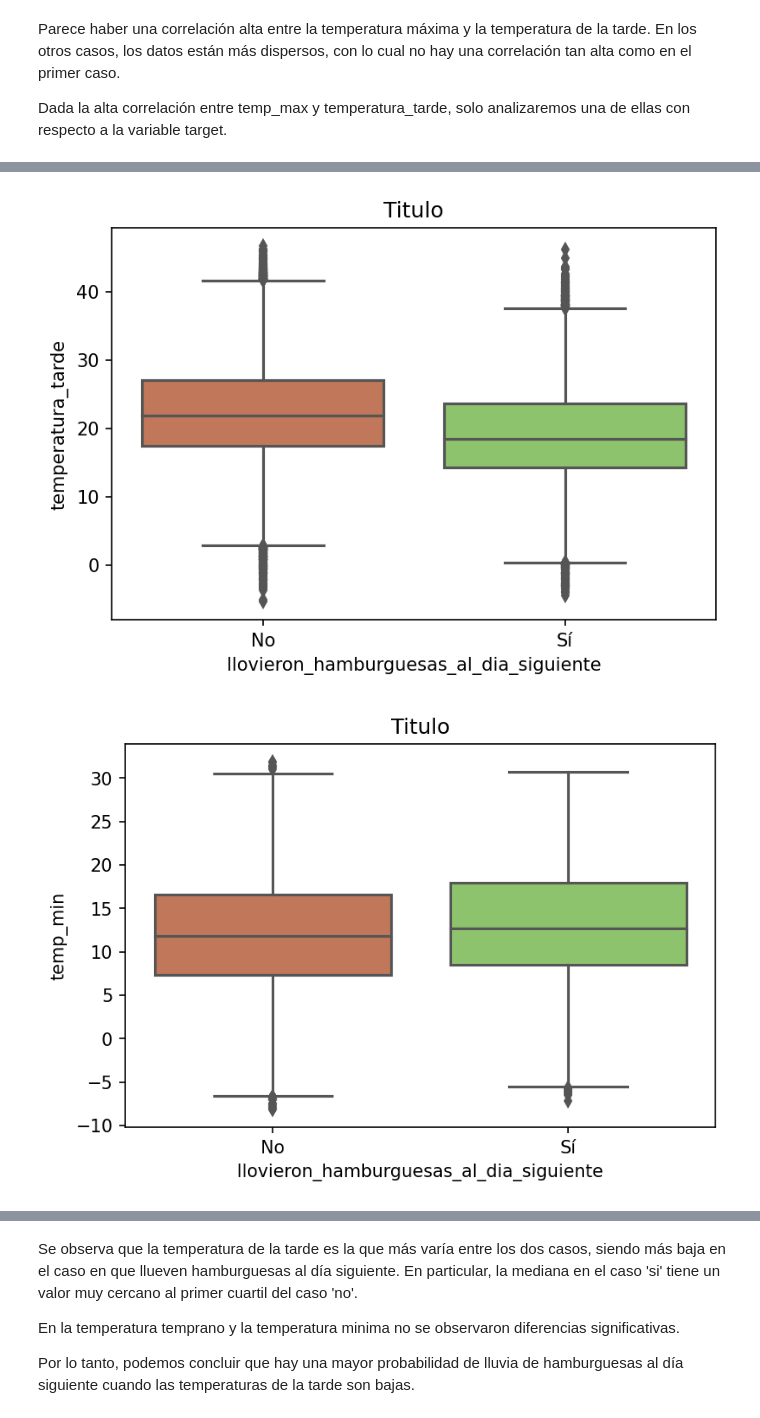
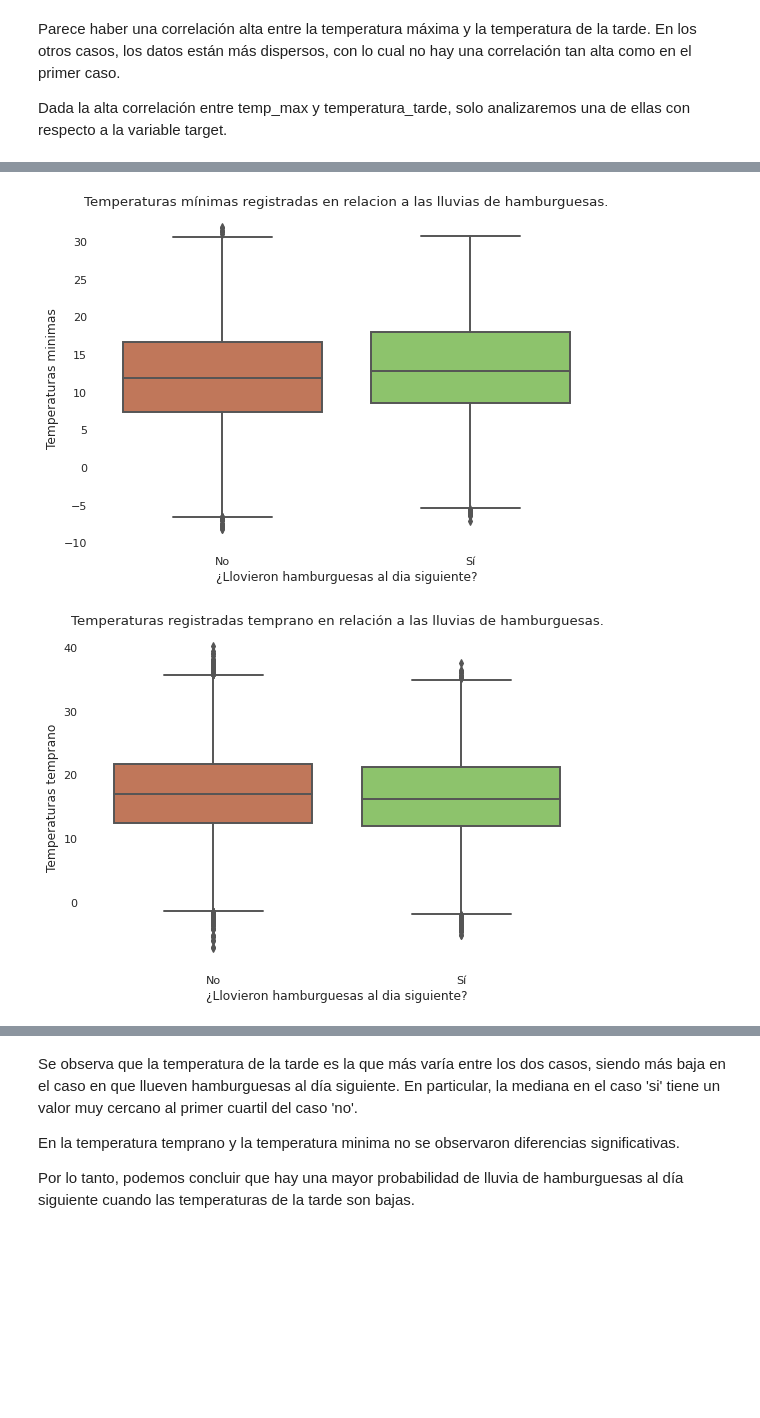
Before and after one commit to aflouret/lluvia-de-hamburguesas, a Jupyter notebook: tp.ipynb, the cells around one changed output, grey strips where cells are left out. Saved outputs shown, nothing was run; the diff lists cells and outputs as text; code cells hidden in the pictures; blank space fills up the shorter version.

```diff
--- a/tp.ipynb
+++ b/tp.ipynb
@@ -266,28 +321,32 @@ Dada la alta correlación entre temp_max y temperatura_tarde, solo analizaremos
 # %%
-plt.figure(dpi=150)
-plt.title("Titulo")
+plt.figure(dpi=80)
+plt.title("Temperaturas mínimas registradas en relacion a las lluvias de hamburguesas.")
 sns.boxplot(
     data=df,
 
-    y='temperatura_tarde',
+    y='temp_min',
     x='llovieron_hamburguesas_al_dia_siguiente',
     palette=['#D17049', "#89D15E"],
 )
+plt.xlabel('¿Llovieron hamburguesas al dia siguiente?')
+plt.ylabel("Temperaturas minimas")
 plt.xticks([False, True], ["No", "Sí"])
 plt.show()
 # %% [output]
-[figure, old version]
+[figure, new version]
 # %%
-plt.figure(dpi=150)
-plt.title("Titulo")
+plt.figure(dpi=80)
+plt.title("Temperaturas registradas temprano en relación a las lluvias de hamburguesas.")
 sns.boxplot(
     data=df,
 
-    y='temp_min',
+    y='temperatura_temprano',
     x='llovieron_hamburguesas_al_dia_siguiente',
     palette=['#D17049', "#89D15E"],
 )
+plt.xlabel('¿Llovieron hamburguesas al dia siguiente?')
+plt.ylabel("Temperaturas temprano")
 plt.xticks([False, True], ["No", "Sí"])
 plt.show()
 # %% [output]
-[figure, old version]
+[figure, new version]
```
Also changed, not shown: parts of 57 cells of this notebook.
